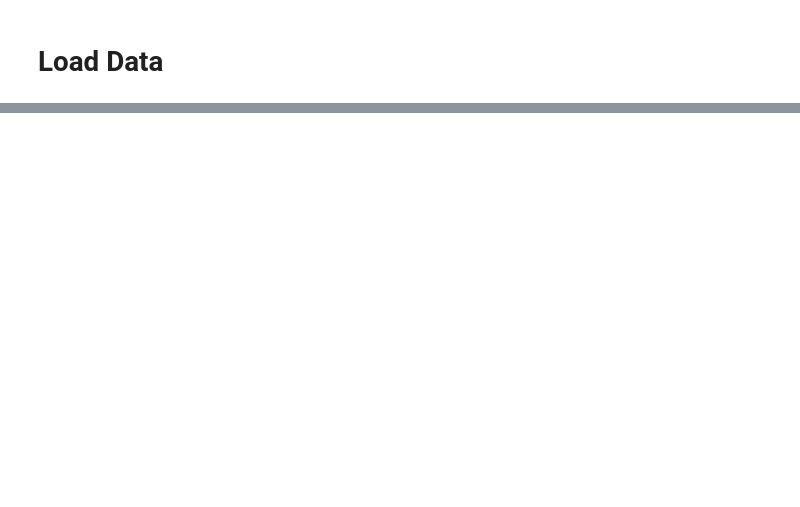
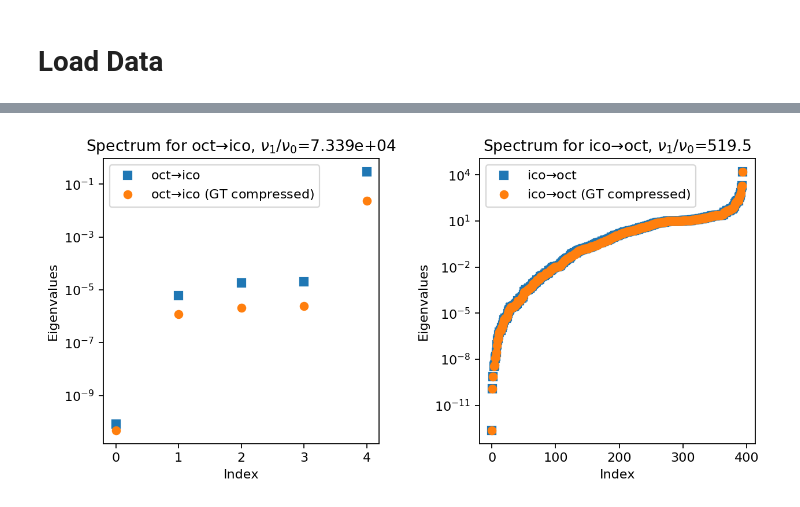
Before and after one commit to tomswinburne/PyGT, a Jupyter notebook: graph_transformation_notebook.ipynb, the cells around one changed output, grey strips where cells are left out. Cells and saved outputs as stored; diff of their text form; code cells hidden in the pictures; blank space fills up the shorter version.

```diff
--- a/graph_transformation_notebook.ipynb
+++ b/graph_transformation_notebook.ipynb
@@ -71,0 +30,5 @@ Generating....
+# %%
+
+beta, B, K, D, N, u, s, kt, kcon, Emin = load_save_mat(path=data_path,beta=beta,Emax=None,Nmax=Nmax,generate=generate)
+D = np.ravel(K.sum(axis=0))
+BF = beta*u-s
@@ -74,12 +61,13 @@ Generating....
 # %%
-f_inter_region = inter_region.copy()
+trmb = 50 # block size
 
-trmb = 50
+rB, rD, rK, rN, retry = gt_seq(N=N,rm_reg=inter_region,B=B,D=D,trmb=trmb,retK=True,Ndense=50)
 
-rB, rD, rN, retry = gt_seq(N=N,rm_reg=inter_region,B=B,D=D.data,trmb=trmb)
+r_A_states = A_states[~inter_region]
+r_B_states = B_states[~inter_region]
 
-r_initial_states = initial_states[~inter_region]
-r_final_states = final_states[~inter_region]
-r_basins = r_final_states + r_initial_states
+oneA = np.ones(r_A_states.sum())
+oneB = np.ones(r_B_states.sum())
+r_BF = BF[~inter_region]
 
-print(r_basins.shape,r_basins.sum())
+rDSS = D[~inter_region]
@@ -128 +79,65 @@ plt.show()
+# %%
+fig,ax = plt.subplots(1,2,figsize=(8,4),dpi=160)
+
+kdata = [] # SS,NSS,QSD,nu
+
+for i, r_s in enumerate([r_A_states,r_B_states]) :
+
+    l, v = spla.eig(rK[r_s,:][:,r_s].todense())
+
+    qsdo = np.abs(l.real).argsort()
+    nu = l.real[qsdo]
+
+    rho = np.exp(-r_BF[r_s])
+    rho /= rho.sum()
+
+    qsd = v[:,qsdo[0]]
+    qsd /= qsd.sum()
+
+    snu = (rK[r_s,:][:,r_s].dot(qsd)).sum()
+
+    C = np.ravel(rB[~r_s,:][:,r_s].sum(axis=0))
+
+
+
+    """
+       Further GT compression of final states - differences are due to numerical issues
+    """
+    rm_reg = np.zeros(rN,bool)
+    rm_reg[(~r_s).nonzero()[0]] = True
+    rm_reg[(~r_s).nonzero()[0][r_BF[~r_s].argmin()]] = False
+
+    rrB, rrD, rrK, rrN, retry = gt_seq(N=rN,rm_reg=rm_reg,B=rB,D=rD,trmb=1,retK=True,Ndense=1)
+    rr_s = r_s[~rm_reg]
+    rl, rv = spla.eig(rrK[rr_s,:][:,rr_s].todense())
+    rqsdo = np.abs(rl.real).argsort()
+    rnu = rl.real[rqsdo]
+
+    qsd = rv[:,rqsdo[0]]
+    qsd /= qsd.sum()
+
+
+    irrK = spla.inv(rrK[rr_s,:][:,rr_s].todense())
+    tau = irrK.dot(rho).sum(axis=0)
+    T_AB = irrK.sum(axis=0)
+    k_F = (rho/T_AB).sum()
+    """
+        SS, NSS, QSD, nu, 1.K.qsd, kF, 1/tau
+    """
+    kdata.append([C.dot(np.diag(rDSS[r_s])).dot(rho),C.dot(np.diag(rD[r_s])).dot(rho),C.dot(np.diag(rD[r_s])).dot(qsd),nu[0],snu,k_F,1.0/tau])
+
+
+
+
+
+    ax[i].set_title(r"Spectrum for %s$\to$%s, $\nu_1/\nu_0$=%4.4g" % (names[i],names[1-i],nu[1]/nu[0]))
+    ax[i].set_ylabel("Eigenvalues")
+    ax[i].set_xlabel("Index")
+    ax[i].plot(nu,'s',label=r"%s$\to$%s" % (names[i],names[1-i]))
+    ax[i].plot(rnu,'o',label=r"%s$\to$%s (GT compressed)" % (names[i],names[1-i]))
+    ax[i].set_yscale("log")
+    ax[i].legend()
+plt.tight_layout()
+# %% [output]
+[figure, added]
 # %% [markdown]
```
Also changed, not shown: parts of 15 cells of this notebook, 1 other file.
